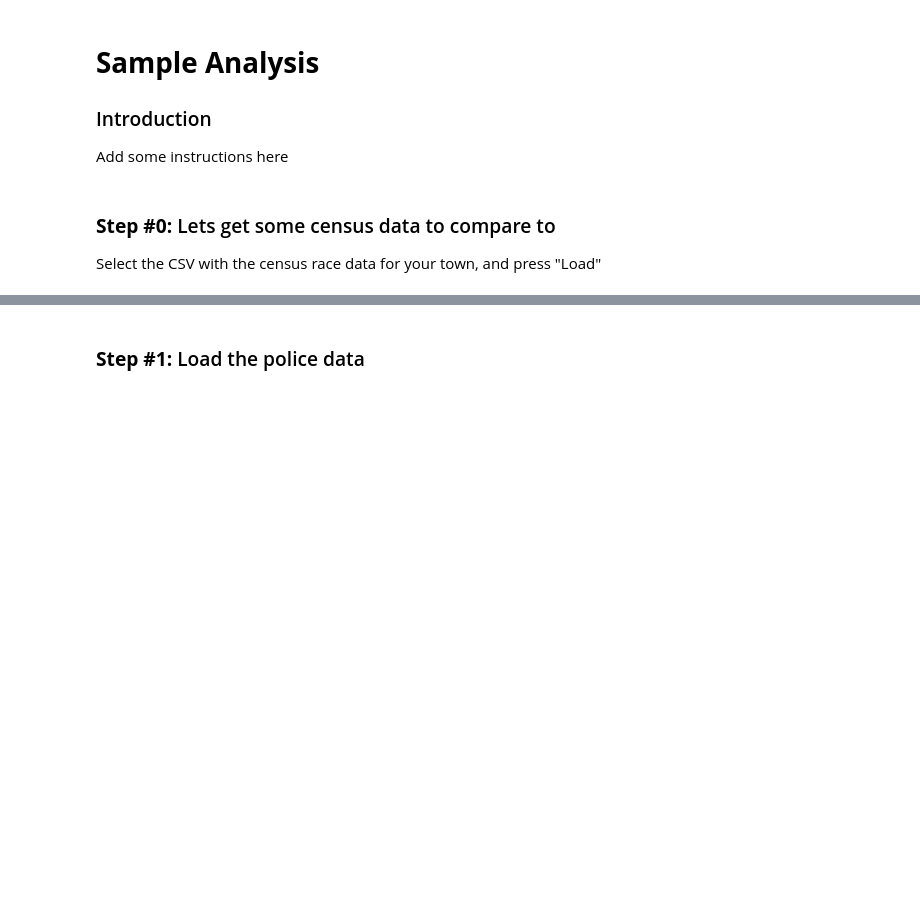
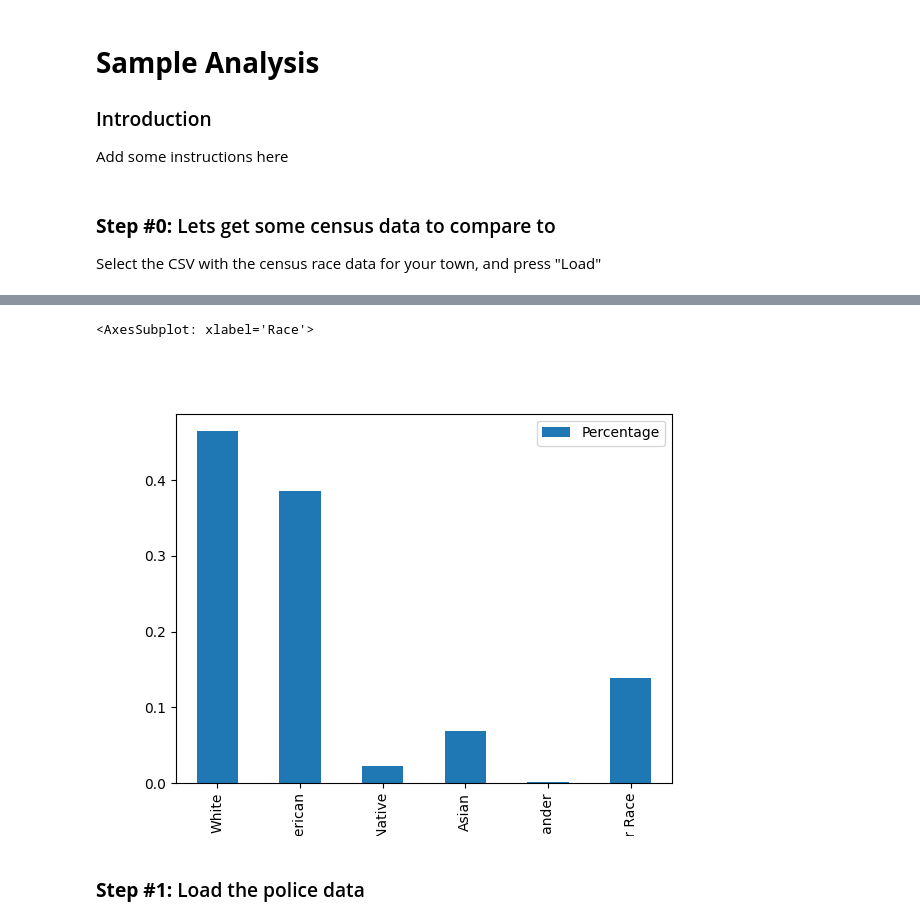
Before and after one commit to siwelwerd/binder-test, a Jupyter notebook: sample_analysis.ipynb, the cells around one changed output, grey strips where cells are left out. Cells and saved outputs as stored; diff of their text form; code cells hidden in the pictures; blank space fills up the shorter version.

```diff
--- a/sample_analysis.ipynb
+++ b/sample_analysis.ipynb
@@ -53,3 +66,9 @@ Output(layout=Layout(border_bottom='1px solid black', border_left='1px solid bla
+# %%
+%matplotlib widget
+townRace.plot.bar(x='Race',y='Percentage')
+# %% [output]
+<AxesSubplot: xlabel='Race'>
+[figure, added]
 # %% [markdown]
 ### **Step #1:** Load the police data
 # %% [markdown]
```
Also changed, not shown: parts of 5 cells of this notebook.
